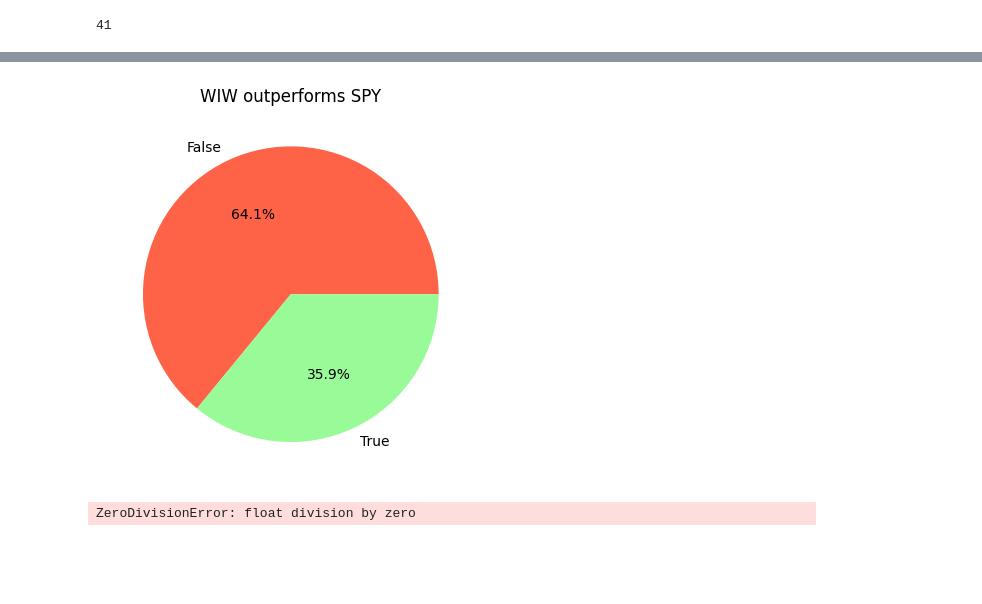
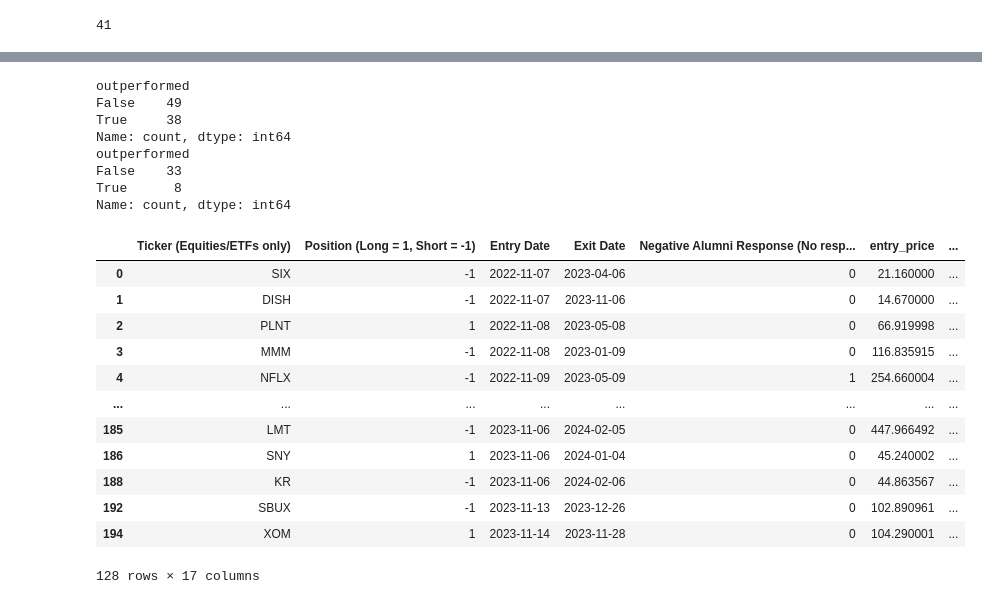
Before and after one commit to tracehankins/MarketWatchAnalysis, a Jupyter notebook: mwbacktester.ipynb, the cells around one changed output, grey strips where cells are left out. Drawn from its saved outputs; the diff is of its cells as text; code cells hidden in the pictures; blank space fills up the shorter version.

```diff
--- a/mwbacktester.ipynb
+++ b/mwbacktester.ipynb
@@ -290,36 +288,42 @@ print(total_spy_pnl)
 # %%
 df['stock_growth'] = (df['Position (Long = 1, Short = -1)']) * ((df['exit_price'] - df['entry_price']) / df['entry_price']) * 100
 df['spy_growth'] = ((df['spy_exit_price'] - df['spy_entry_price']) / df['spy_entry_price']) * 100
 df['outperformed'] = df['stock_growth'] > df['spy_growth']
 
-outperformed_counts = df['outperformed'].value_counts()
+# df[df['Position (Long = 1, Short = -1)'] == 1]['stock_growth']
+# calculate number of times WIW outperforms SPY on long positions
+outperformed_long_counts = df[df['Position (Long = 1, Short = -1)'] == 1]['outperformed'].value_counts()
+outperformed_short_counts = df[df['Position (Long = 1, Short = -1)'] == -1]['outperformed'].value_counts()
 
-colors = ['tomato', 'palegreen']
-labels = ['False', 'True']
+print(outperformed_long_counts)
+print(outperformed_short_counts)
+# colors = ['tomato', 'palegreen']
+# labels = ['False', 'True']
 
-plt.pie(outperformed_counts, labels=labels, colors=colors, autopct='%1.1f%%')
-plt.title('WIW outperforms SPY')
+# plt.pie(outperformed_counts, labels=labels, colors=colors, autopct='%1.1f%%')
+# plt.title('WIW outperforms SPY')
 
-plt.show()
+# print
+# plt.show()
 # %% [output]
-[figure, removed]
+outperformed
+False    49
+True     38
+Name: count, dtype: int64
+outperformed
+False    33
+True      8
+Name: count, dtype: int64
+|  | Ticker (Equities/ETFs only) | Position (Long = 1, Short = -1) | Entry Date | Exit Date | Negative Alumni Response (No resp... | entry_price | ... |
+| 0 | SIX | -1 | 2022-11-07 | 2023-04-06 | 0 | 21.160000 | ... |
+| 1 | DISH | -1 | 2022-11-07 | 2023-11-06 | 0 | 14.670000 | ... |
+| 2 | PLNT | 1 | 2022-11-08 | 2023-05-08 | 0 | 66.919998 | ... |
+| 3 | MMM | -1 | 2022-11-08 | 2023-01-09 | 0 | 116.835915 | ... |
+| 4 | NFLX | -1 | 2022-11-09 | 2023-05-09 | 1 | 254.660004 | ... |
+| ... | ... | ... | ... | ... | ... | ... | ... |
+| 185 | LMT | -1 | 2023-11-06 | 2024-02-05 | 0 | 447.966492 | ... |
+| 186 | SNY | 1 | 2023-11-06 | 2024-01-04 | 0 | 45.240002 | ... |
+| 188 | KR | -1 | 2023-11-06 | 2024-02-06 | 0 | 44.863567 | ... |
+| 192 | SBUX | -1 | 2023-11-13 | 2023-12-26 | 0 | 102.890961 | ... |
+| 194 | XOM | 1 | 2023-11-14 | 2023-11-28 | 0 | 104.290001 | ... |
+128 rows × 17 columns
-# %%
-# nyse_dates = list(nyse_dates.valid_days(start_date='2022-01-01', end_date='2030-02-12'))
-def count_trading_days(entry_date, exit_date):
-    count = 0
-    cur_date = entry_date
-    while(cur_date <= exit_date):
-        print('looping')
-        if cur_date in nyse_dates:
-            count += 1
-        cur_date += datetime.timedelta(days=1)
-    return count
-
-def annualize(entry_date, exit_date, growth):
-    days = count_trading_days(entry_date, exit_date)
-    return (growth * 252 / days)
-
-df['stock_annualized'] = df.apply(lambda row: annualize(row['Entry Date'], row['Exit Date'], row['stock_growth']), axis=1)
-df
-# %% [output]
-ZeroDivisionError: float division by zero
```
Also changed, not shown: parts of 8 cells of this notebook.
